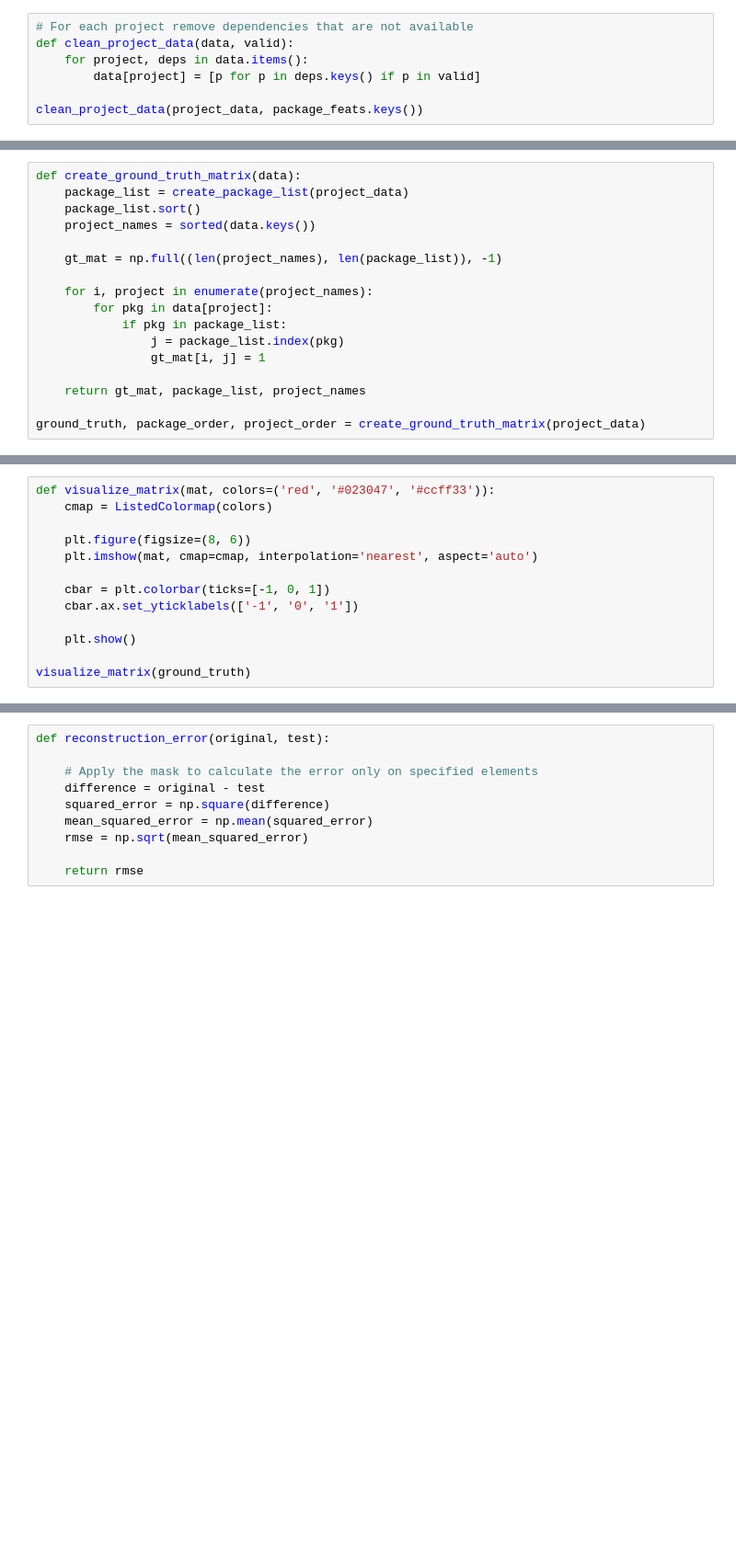
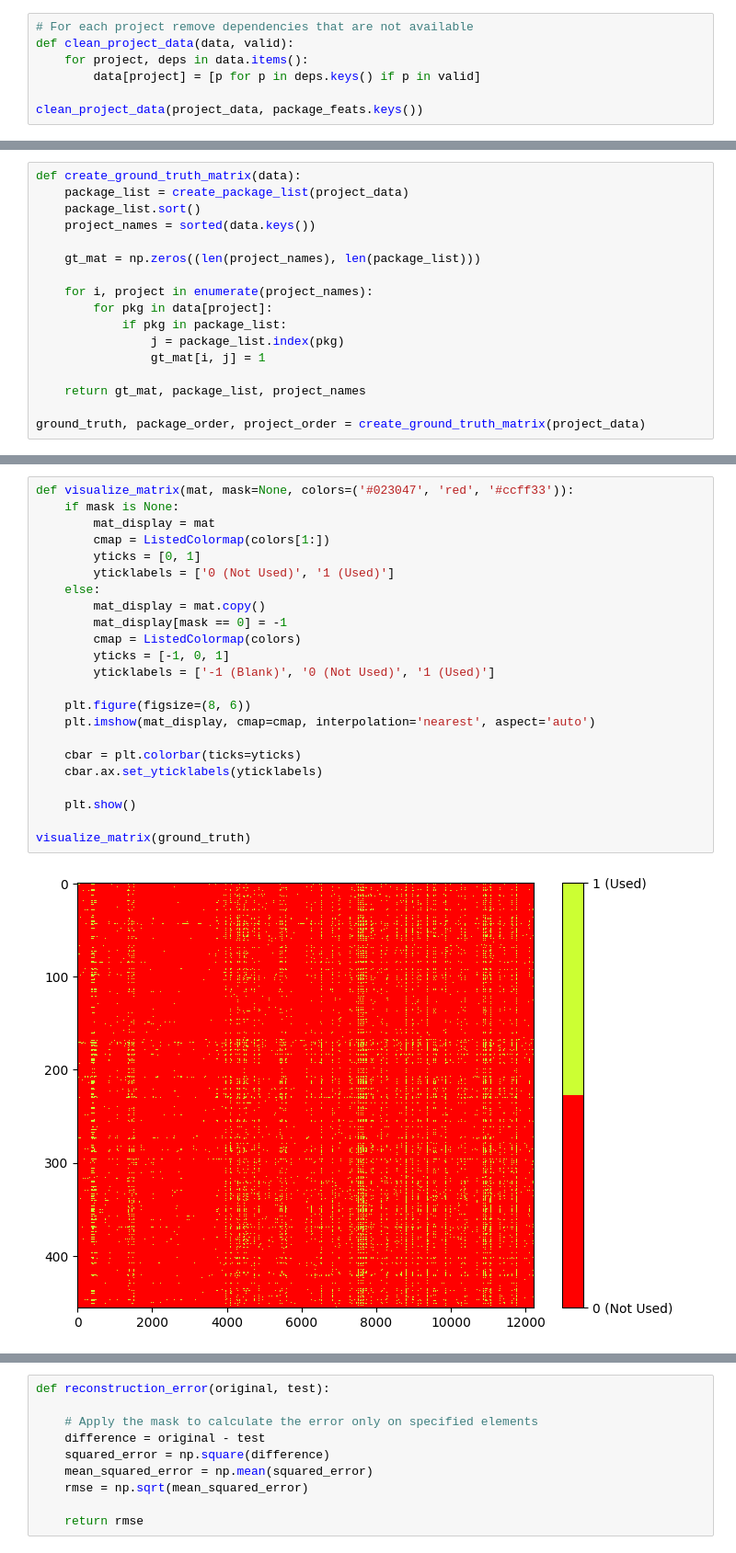
Before and after one commit to rahul0299/graphml-package-dependency-recommendation, a Jupyter notebook: matrix-cf.ipynb, the cells around one changed output, grey strips where cells are left out. Shown at 92% size. Saved outputs shown, nothing was run; the diff lists cells and outputs as text; blank space fills up the shorter version.

```diff
--- a/matrix-cf.ipynb
+++ b/matrix-cf.ipynb
@@ -36,7 +34,7 @@ def create_ground_truth_matrix(data):
     package_list.sort()
     project_names = sorted(data.keys())
 
-    gt_mat = np.full((len(project_names), len(package_list)), -1)
+    gt_mat = np.zeros((len(project_names), len(package_list)))
 
     for i, project in enumerate(project_names):
         for pkg in data[project]:
@@ -54,13 +51,0 @@ print(ground_truth.shape)
-# %%
-def visualize_matrix(mat, colors=('red', '#023047', '#ccff33')):
-    cmap = ListedColormap(colors)
-
-    plt.figure(figsize=(8, 6))
-    plt.imshow(mat, cmap=cmap, interpolation='nearest', aspect='auto')
-
-    cbar = plt.colorbar(ticks=[-1, 0, 1])
-    cbar.ax.set_yticklabels(['-1', '0', '1'])
-
-    plt.show()
-
-visualize_matrix(ground_truth)
@@ -89,0 +52,25 @@ visualize_matrix(training_matrix)
+# %%
+def visualize_matrix(mat, mask=None, colors=('#023047', 'red', '#ccff33')):
+    if mask is None:
+        mat_display = mat
+        cmap = ListedColormap(colors[1:])
+        yticks = [0, 1]
+        yticklabels = ['0 (Not Used)', '1 (Used)']
+    else:
+        mat_display = mat.copy()
+        mat_display[mask == 0] = -1
+        cmap = ListedColormap(colors)
+        yticks = [-1, 0, 1]
+        yticklabels = ['-1 (Blank)', '0 (Not Used)', '1 (Used)']
+
+    plt.figure(figsize=(8, 6))
+    plt.imshow(mat_display, cmap=cmap, interpolation='nearest', aspect='auto')
+
+    cbar = plt.colorbar(ticks=yticks)
+    cbar.ax.set_yticklabels(yticklabels)
+
+    plt.show()
+
+visualize_matrix(ground_truth)
+# %% [output]
+[figure, added]
```
Also changed, not shown: parts of 11 cells of this notebook.
